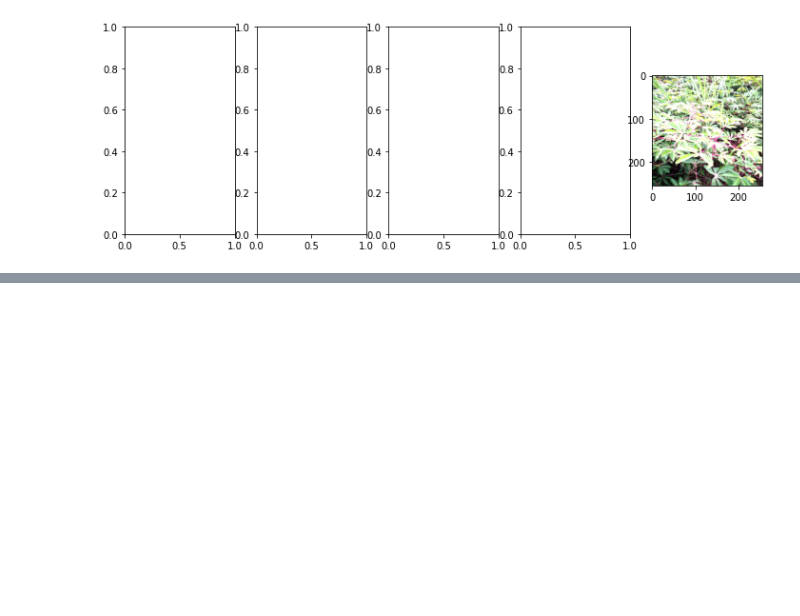
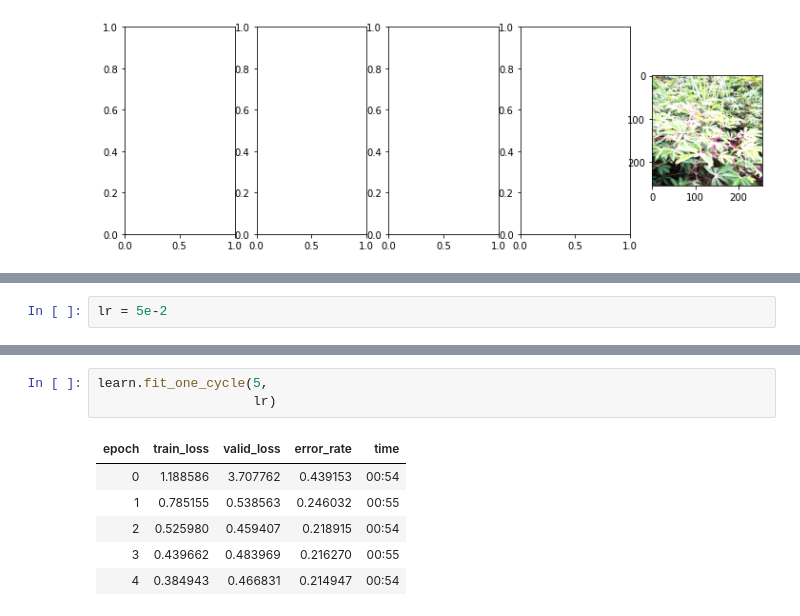
Before and after one commit to alswang18/little-cassava-ai, a Jupyter notebook: data_exploration.ipynb, the cells around one changed output, grey strips where cells are left out. Drawn from its saved outputs; the diff is of its cells as text; blank space fills up the shorter version.

```diff
--- a/data_exploration.ipynb
+++ b/data_exploration.ipynb
@@ -220,0 +313,2 @@ tfms = augment.aug_transforms(do_flip=True,
+# %%
+lr = 5e-2
@@ -220,0 +323,10 @@ tfms = augment.aug_transforms(do_flip=True,
+# %%
+learn.fit_one_cycle(5,
+                    lr)
+# %% [output]
+| epoch | train_loss | valid_loss | error_rate | time |
+| 0 | 1.188586 | 3.707762 | 0.439153 | 00:54 |
+| 1 | 0.785155 | 0.538563 | 0.246032 | 00:55 |
+| 2 | 0.525980 | 0.459407 | 0.218915 | 00:54 |
+| 3 | 0.439662 | 0.483969 | 0.216270 | 00:55 |
+| 4 | 0.384943 | 0.466831 | 0.214947 | 00:54 |
```
Also changed, not shown: parts of 16 cells of this notebook.
